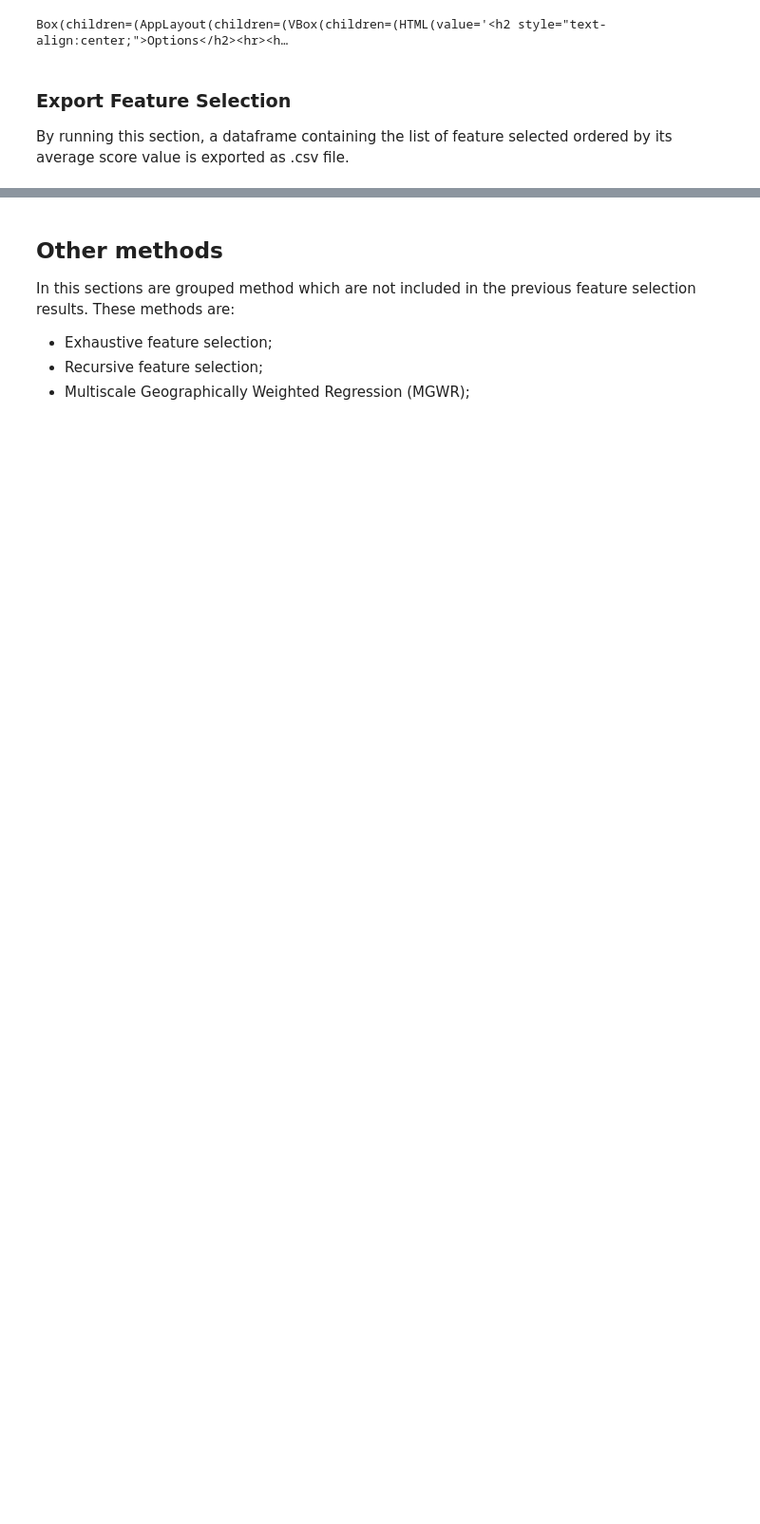
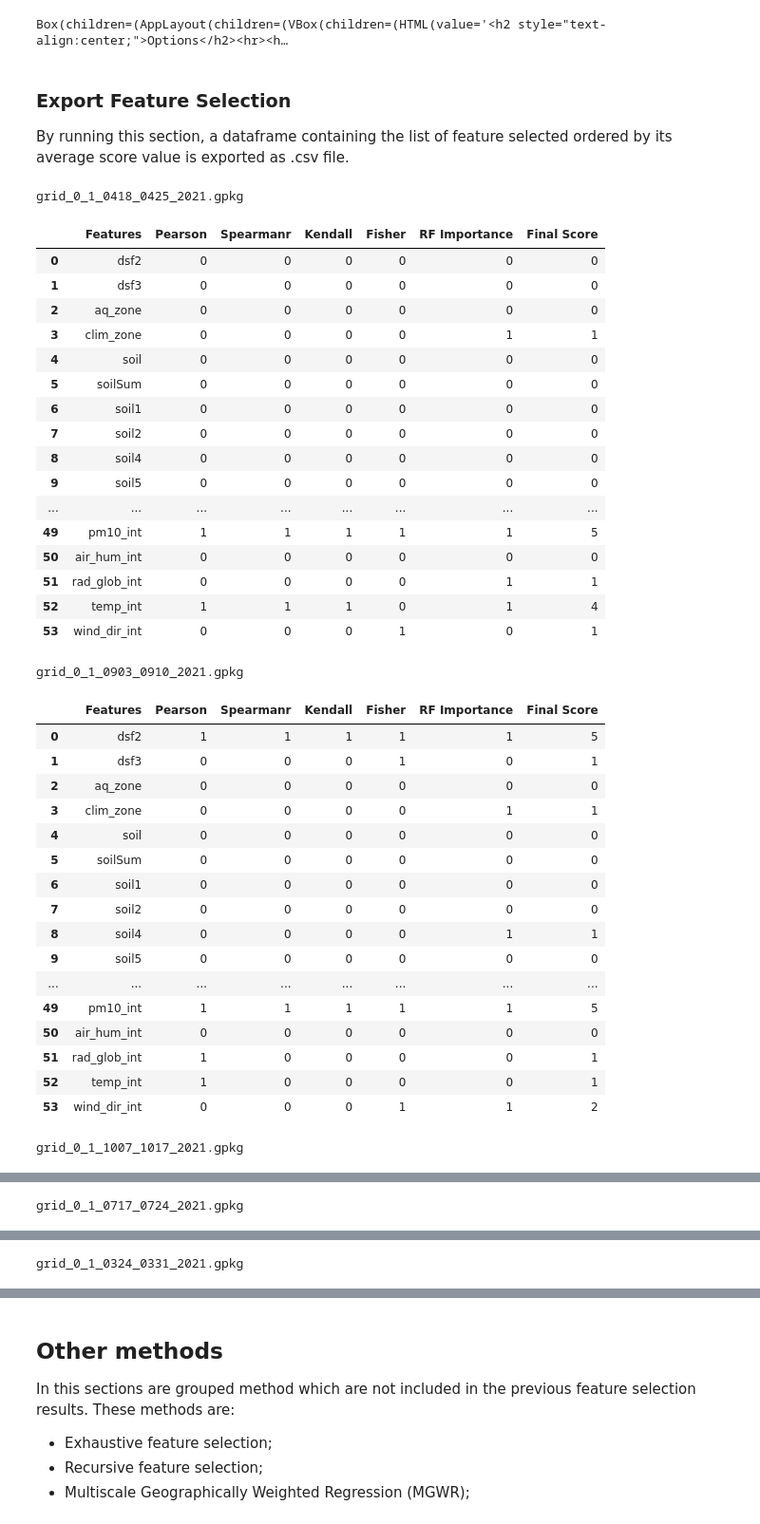
Before and after one commit to gisgeolab/D-DUST, a Jupyter notebook: notebooks/fs_results.ipynb, the cells around one changed output, grey strips where cells are left out. Shown at 95% size. Saved outputs shown, nothing was run; the diff lists cells and outputs as text; code cells hidden in the pictures; blank space fills up the shorter version.

```diff
--- a/notebooks/fs_results.ipynb
+++ b/notebooks/fs_results.ipynb
@@ -28,7 +28,7 @@ from ipywidgets import AppLayout, Layout
 # %% [markdown]
 ### Dataframe
 # %%
-RESOLUTION= '0_01'
+RESOLUTION= '0_1'
 KNN = True
 knn_value = 10
 
@@ -56,6 +56,8 @@ The methods used are:
 In addition, an average score for these methods is added.
 # %%
 labels = list(gpd.read_file('assets/grids_'+RESOLUTION+'/'+ geopackages[0]).dropna(axis=0).dropna(axis=1).columns)
+frequencies_tables = []
+method_list = ['Pearson', 'Spearmanr', 'Kendall', 'Fisher', 'RF Importance', 'RFS']
 for l in labels:
     if(l.endswith('_st')):
         target_labels.append(l)
@@ -93,7 +95,7 @@ order = widgets.RadioButtons(
 )
 #Dropdown widgets used to choose the scores of the method selected
 method_choosen = widgets.Dropdown(
-    options=['---', 'Pearson', 'Spearmanr', 'Kendall', 'Fisher', 'RF Importance', 'Borda Count Voting'],
+    options=['---']+ method_list + ['Borda Count Voting','Final Score'],
     value='---',
     description='Method:',
     disabled=False,
@@ -133,6 +135,8 @@ def compute_button_f(b):
     clear_output()
     global features_deleted
     global th
+    global frequencies_tables
+
     global var_t
     global labels
     global dataframes_results
@@ -183,9 +187,6 @@ def compute_button_f(b):
 
         features_deleted = widgets.HTML(to_print)
 
-
-
-
         X = X.apply(stats.zscore)
         X = X.dropna(axis=1)
         Y = (Y - Y.mean(axis=0)) / Y.std(axis=0)
@@ -194,13 +195,21 @@ def compute_button_f(b):
         labels_list.append(labels)
         score_results['Features'] = labels
 
+        score_results = m.fs_results_computation(X, Y)
+        frequency = pd.DataFrame()
 
+        frequency['Features'] = labels
 
+        for i in []:
+            frequency[i] = score_results['Features'].isin(list(score_results.nlargest(30,i)['Features'])).astype(int)
+        frequency['Final Score'] = frequency.sum(axis=1)
 
+        frequencies_tables.append(frequency)
 
-        score_results = m.fs_results_computation(X, Y)
         var_t = target_variable.value
+        score_results['Final Score']=frequency['Final Score']
         score_results['Borda Count Voting'] = m.borda_voting(score_results)
+
         dataframes_results[grid] = score_results
         method_choosen.value = '---'
 
@@ -209,7 +218,7 @@ def compute_button_f(b):
 
 
 
-def fs_manager(change_scale, method, normalized_results, target, filter_variance, th_value):
+def fs_manager(change_scale, method, normalized_results, target, order, filter_variance, th_value):
 
     if filter_variance == True:
         value_th.disabled = False
@@ -231,20 +240,21 @@ def fs_manager(change_scale, method, normalized_results, target, filter_variance
             res.append(temp)
 
 
+
     if (change_scale == 'Logaritmic'):
-        m.show_bars_log(labels_list, res, method, geopackages)
+        m.show_bars_log(labels_list, res, method, geopackages, order)
         return
 
     else:
-        m.show_bars(labels_list, res, method, geopackages)
+        m.show_bars(labels_list, res, method, geopackages, order)
 
 title= widgets.HTML('<h2 style="text-align:center;">Options</h2><hr><h3 style="padding: 10px;">Input</h3>')
 features_deleted = widgets.HTML('')
 title2 = widgets.HTML('<h2 style="text-align:center;">Feature Selection scores</h2><hr>')
-plots = widgets.interactive_output(fs_manager, {'method':method_choosen, 'change_scale': scale,  'normalized_results': results_norm, 'target': target_variable, 'filter_variance':variance_TH,'th_value':value_th })
+plots = widgets.interactive_output(fs_manager, {'method':method_choosen, 'change_scale': scale, 'order':order, 'normalized_results': results_norm, 'target': target_variable, 'filter_variance':variance_TH,'th_value':value_th })
 plot = widgets.VBox([title2, plots], layout=Layout(border='solid'))
 output = widgets.VBox([title, target_variable, value_th, compute_button, features_deleted,variance_TH,widgets.HTML('<br><h3 style="padding: 10px;">Output</h3'),
-                           method_choosen, scale, results_norm], layout=Layout(border='solid'))
+                           method_choosen, scale, order, results_norm], layout=Layout(border='solid'))
 
 ui = AppLayout(header=None,
           left_sidebar=output,
@@ -262,3 +272,46 @@ Box(children=(AppLayout(children=(VBox(children=(HTML(value='<h2 style="text-ali
 # %% [markdown]
 ### Export Feature Selection
 By running this section, a dataframe containing the list of feature selected ordered by its average score value is exported as .csv file.
+# %%
+for index, grid in enumerate(geopackages):
+    print(grid)
+    display(frequencies_tables[index])
+    print('\n')
+# %% [output]
+grid_0_1_0418_0425_2021.gpkg
+|  | Features | Pearson | Spearmanr | Kendall | Fisher | RF Importance | Final Score |
+| 0 | dsf2 | 0 | 0 | 0 | 0 | 0 | 0 |
+| 1 | dsf3 | 0 | 0 | 0 | 0 | 0 | 0 |
+| 2 | aq_zone | 0 | 0 | 0 | 0 | 0 | 0 |
+| 3 | clim_zone | 0 | 0 | 0 | 0 | 1 | 1 |
+| 4 | soil | 0 | 0 | 0 | 0 | 0 | 0 |
+| 5 | soilSum | 0 | 0 | 0 | 0 | 0 | 0 |
+| 6 | soil1 | 0 | 0 | 0 | 0 | 0 | 0 |
+| 7 | soil2 | 0 | 0 | 0 | 0 | 0 | 0 |
+| 8 | soil4 | 0 | 0 | 0 | 0 | 0 | 0 |
+| 9 | soil5 | 0 | 0 | 0 | 0 | 0 | 0 |
+| ... | ... | ... | ... | ... | ... | ... | ... |
+| 49 | pm10_int | 1 | 1 | 1 | 1 | 1 | 5 |
+| 50 | air_hum_int | 0 | 0 | 0 | 0 | 0 | 0 |
+| 51 | rad_glob_int | 0 | 0 | 0 | 0 | 1 | 1 |
+| 52 | temp_int | 1 | 1 | 1 | 0 | 1 | 4 |
+| 53 | wind_dir_int | 0 | 0 | 0 | 1 | 0 | 1 |
+grid_0_1_0903_0910_2021.gpkg
+|  | Features | Pearson | Spearmanr | Kendall | Fisher | RF Importance | Final Score |
+| 0 | dsf2 | 1 | 1 | 1 | 1 | 1 | 5 |
+| 1 | dsf3 | 0 | 0 | 0 | 1 | 0 | 1 |
+| 2 | aq_zone | 0 | 0 | 0 | 0 | 0 | 0 |
+| 3 | clim_zone | 0 | 0 | 0 | 0 | 1 | 1 |
+| 4 | soil | 0 | 0 | 0 | 0 | 0 | 0 |
+| 5 | soilSum | 0 | 0 | 0 | 0 | 0 | 0 |
+| 6 | soil1 | 0 | 0 | 0 | 0 | 0 | 0 |
+| 7 | soil2 | 0 | 0 | 0 | 0 | 0 | 0 |
+| 8 | soil4 | 0 | 0 | 0 | 0 | 1 | 1 |
+| 9 | soil5 | 0 | 0 | 0 | 0 | 0 | 0 |
+| ... | ... | ... | ... | ... | ... | ... | ... |
+| 49 | pm10_int | 1 | 1 | 1 | 1 | 1 | 5 |
+| 50 | air_hum_int | 0 | 0 | 0 | 0 | 0 | 0 |
+| 51 | rad_glob_int | 1 | 0 | 0 | 0 | 0 | 1 |
+| 52 | temp_int | 1 | 0 | 0 | 0 | 0 | 1 |
+| 53 | wind_dir_int | 0 | 0 | 0 | 1 | 1 | 2 |
+grid_0_1_1007_1017_2021.gpkg
@@ -264,0 +335 @@ By running this section, a dataframe containing the list of feature selected ord
+grid_0_1_0717_0724_2021.gpkg
@@ -264,0 +353 @@ By running this section, a dataframe containing the list of feature selected ord
+grid_0_1_0324_0331_2021.gpkg
```
Also changed, not shown: parts of 3 cells of this notebook, 1 other file.
